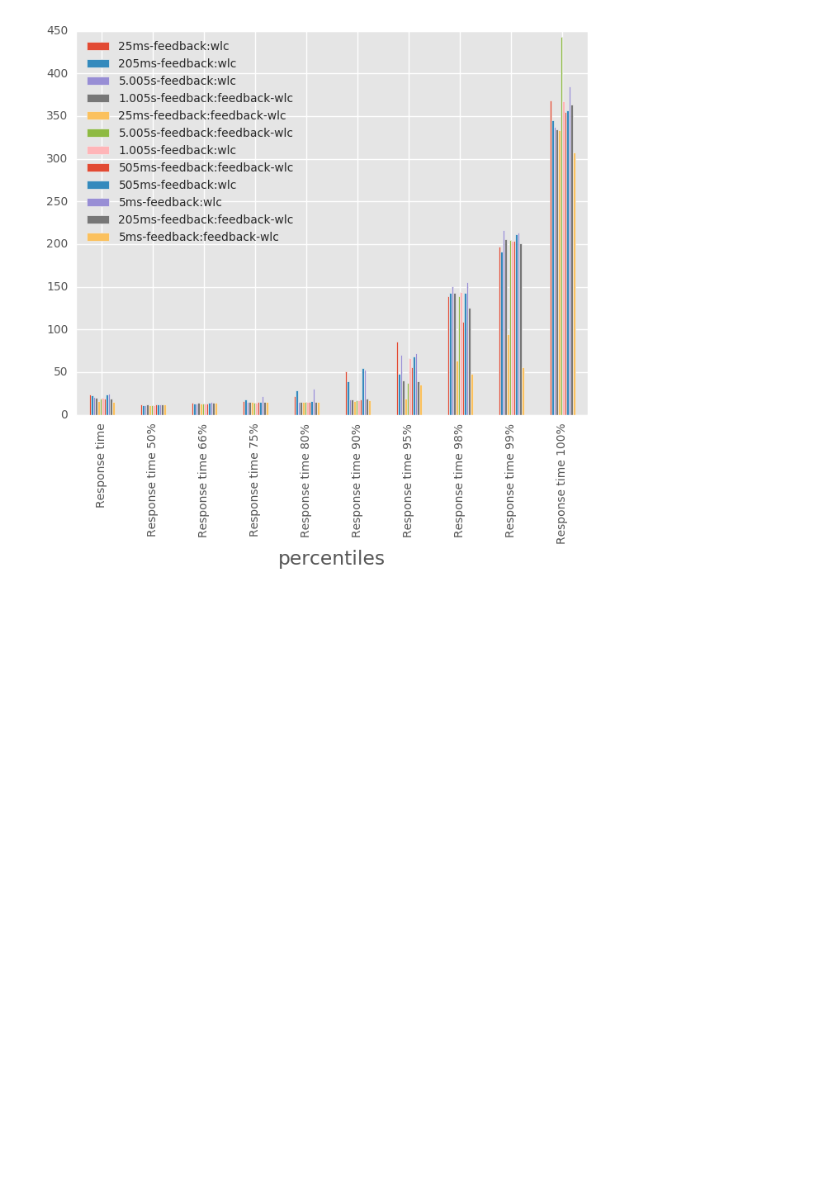
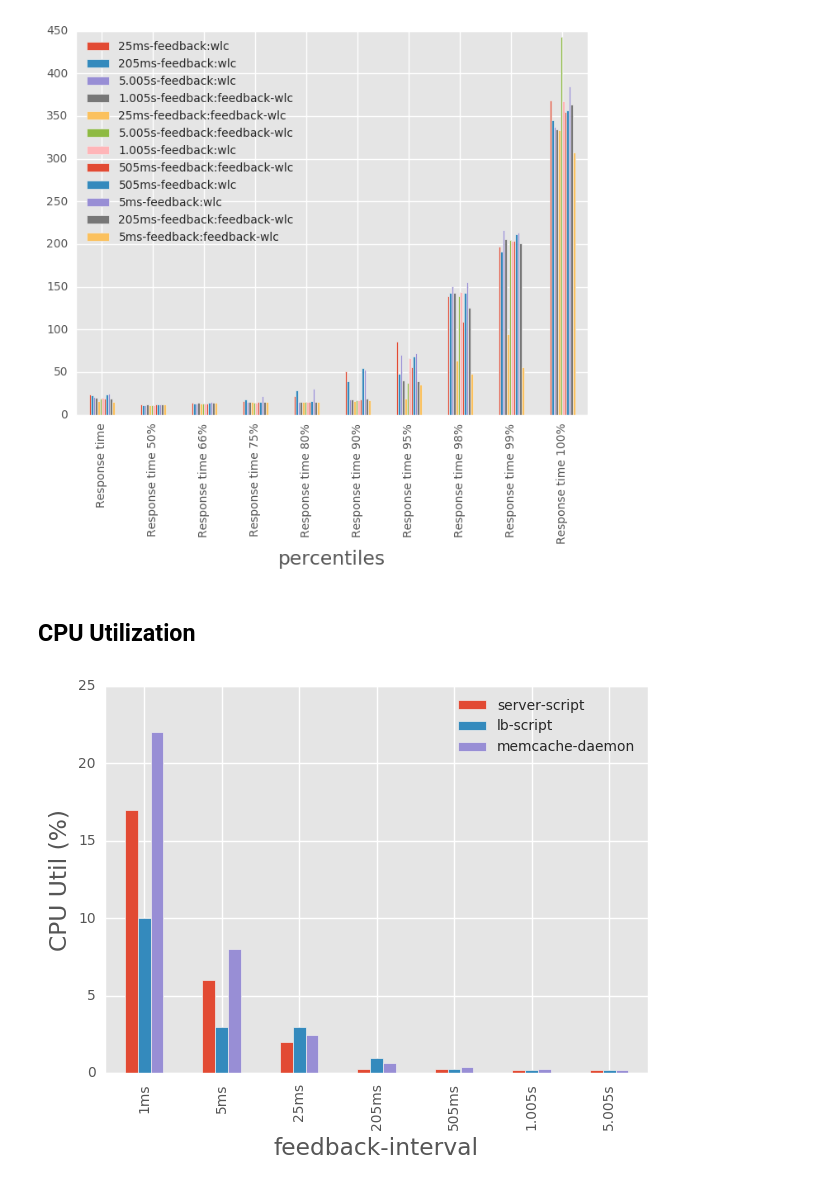
Before and after one commit to Elmo-MCast/measurements, a Jupyter notebook: ipvs/timeseries/time-scales/1_X_max/single-backend/500ms-fluctuation/5mins-run/comparison.ipynb, the cells around one changed output. Cells and saved outputs as stored; diff of their text form; code cells hidden in the pictures; blank space fills up the shorter version.

```diff
--- a/ipvs/timeseries/time-scales/1_X_max/single-backend/500ms-fluctuation/5mins-run/comparison.ipynb
+++ b/ipvs/timeseries/time-scales/1_X_max/single-backend/500ms-fluctuation/5mins-run/comparison.ipynb
@@ -178,3 +178,15 @@ rt_plot_data.plot('percentiles', kind='bar')
 # %% [output]
 <matplotlib.axes._subplots.AxesSubplot at 0x...>
 [figure]
+# %% [markdown]
+## CPU Utilization
+# %%
+cpu_util = pd.read_csv(results_dir + base_dir + arrival_rate + "/" + run_type + "/" +  fluctuation_timeperiod + "/" +
+                       run_time + "/" + "cpu-util-feedback.csv", header=0, na_filter=False)
+# %%
+ax = cpu_util.plot('feedback-interval', kind='bar', figsize=(7,5))
+ax.set_ylabel('CPU Util (%)')
+fig = ax.get_figure()
+fig.savefig('time-scales-plots-for-cpu-util.pdf')
+# %% [output]
+[figure, added]
```
Also changed, not shown: parts of 1 cell of this notebook, 5 other files.
